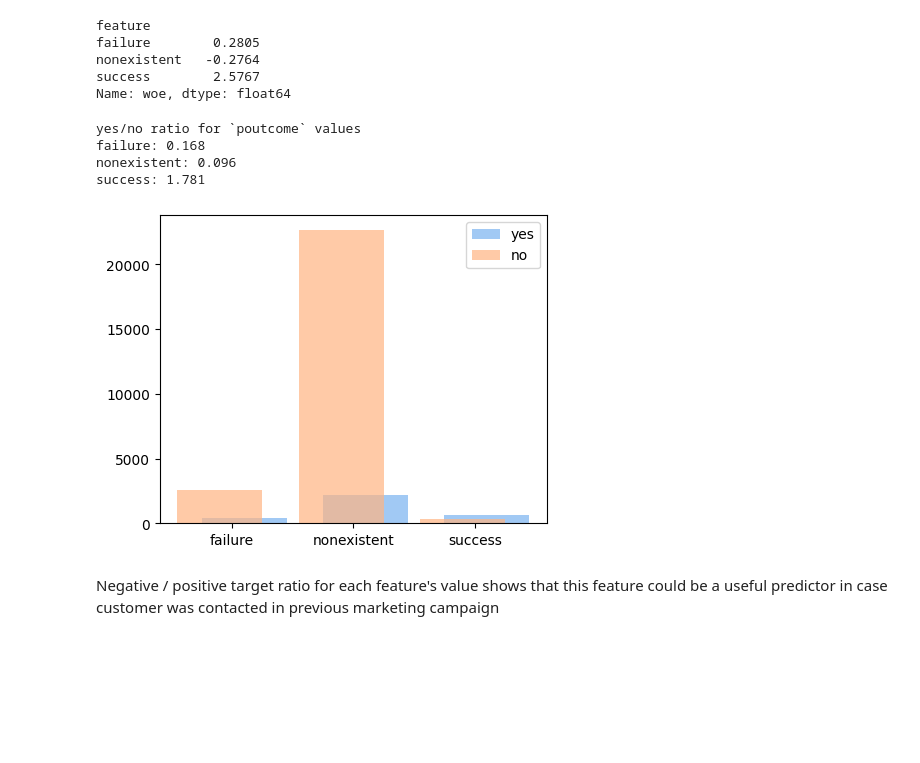
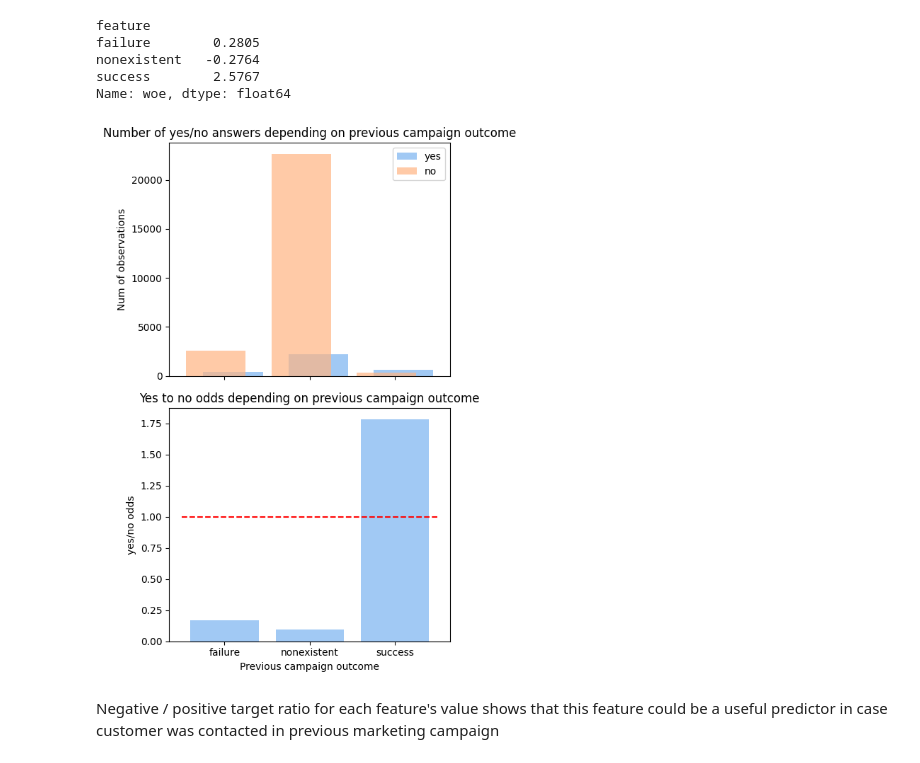
Before and after one commit to sharuhinda/bank_marketing_campaign, a Jupyter notebook: 2_eda.ipynb, the cells around one changed output. Drawn from its saved outputs; the diff is of its cells as text; code cells hidden in the pictures; blank space fills up the shorter version.

```diff
--- a/2_eda.ipynb
+++ b/2_eda.ipynb
@@ -1195,21 +1220,24 @@ Name: woe, dtype: float64
 # %%
 ct = pd.crosstab(df['poutcome'], df['y'])
 
-fig, ax = plt.subplots(1, 1, figsize=(5, 4))
-ax.bar(x=[x+0.1 for x in range(len(ct.index))], height=ct[target_positive], width=0.7, label='yes')
-ax.bar(x=[x-0.1 for x in range(len(ct.index))], height=ct[target_negative], width=0.7, alpha=0.7, label='no')
-ax.set_xticks(range(len(ct)))
-ax.set_xticklabels(ct.index)
-ax.legend();
-print('yes/no ratio for `poutcome` values')
-for x in ct.index:
-    print('{}: {:.3f}'.format(x, ct.loc[x, target_positive]/ct.loc[x, target_negative]))
+fig, axs = plt.subplots(2, 1, figsize=(5, 8), sharex=True)
+axs[0].bar(x=[x+0.1 for x in range(len(ct.index))], height=ct[target_positive], width=0.7, label='yes')
+axs[0].bar(x=[x-0.1 for x in range(len(ct.index))], height=ct[target_negative], width=0.7, alpha=0.7, label='no')
+axs[0].set_xticks(range(len(ct)))
+axs[0].set_xticklabels(ct.index)
+axs[0].set_ylabel('Num of observations')
+axs[0].legend()
+axs[0].set_title('Number of yes/no answers depending on previous campaign outcome')
+
+axs[1].bar(x=ct.index, height=ct[1]/ct[0])
+axs[1].plot([-0.5, 2.5], [1, 1], 'r--')
+axs[1].set_xlabel('Previous campaign outcome')
+axs[1].set_ylabel('yes/no odds')
+axs[1].set_title('Yes to no odds depending on previous campaign outcome')
+
+fig.tight_layout();
 # %% [output]
-yes/no ratio for `poutcome` values
-failure: 0.168
-nonexistent: 0.096
-success: 1.781
-[figure, old version]
+[figure, new version]
 # %% [markdown]
 Negative / positive target ratio for each feature's value shows that this feature could be a useful predictor in case customer was contacted in previous marketing campaign
 # %%
```
Also changed, not shown: parts of 20 cells of this notebook, 1 other file.
